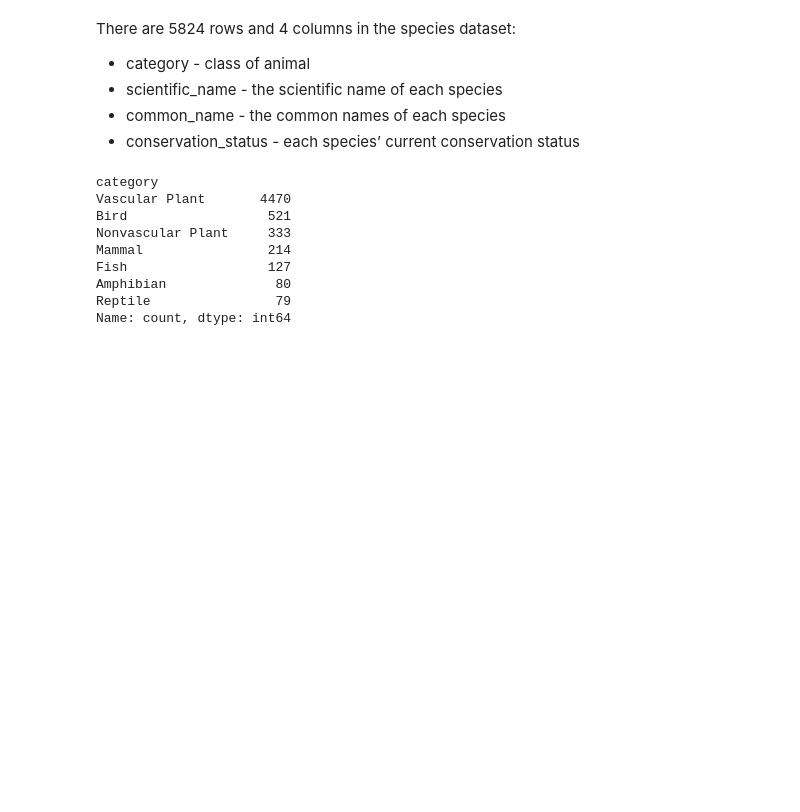
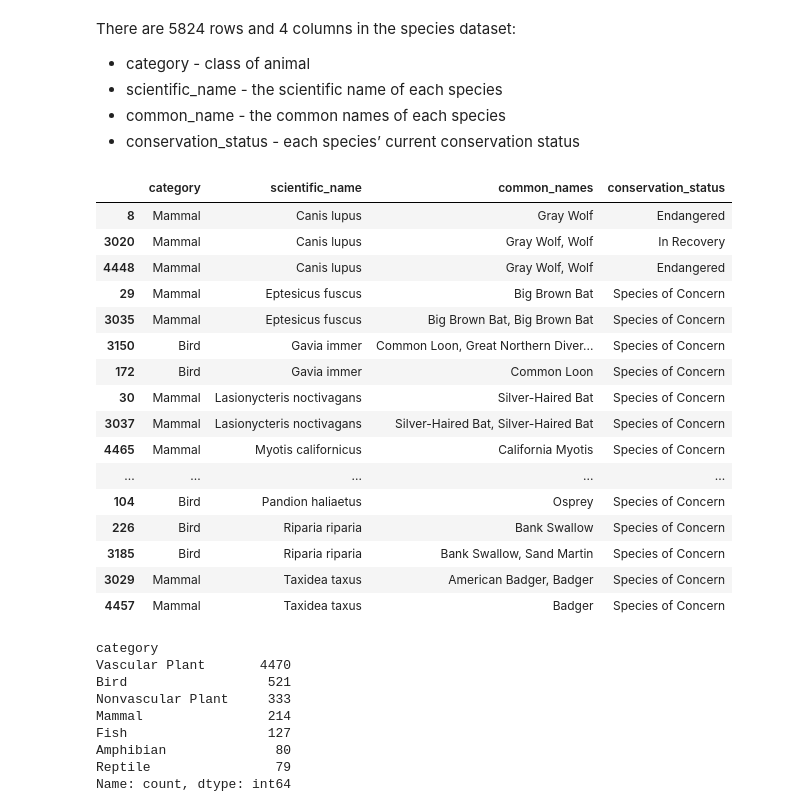
Before and after one commit to 7086600/biodiversity_project, a Jupyter notebook: biodiversity.ipynb, the cells around one changed output. Drawn from its saved outputs; the diff is of its cells as text; code cells hidden in the pictures; blank space fills up the shorter version.

```diff
--- a/biodiversity.ipynb
+++ b/biodiversity.ipynb
@@ -87,6 +87,30 @@ There are 5824 rows and 4 columns in the species dataset:
 * scientific_name - the scientific name of each species
 * common_name - the common names of each species
 * conservation_status - each species’ current conservation status
+# %%
+# checking for dublicates in the 'scientific_name' column
+speciesDubl = species['scientific_name'].duplicated(keep=False)
+speciesDublDf = species[speciesDubl].sort_values('scientific_name')
+# %%
+speciesDublDf[~speciesDublDf['conservation_status'].isna()]
+# %% [output]
+|  | category | scientific_name | common_names | conservation_status |
+| 8 | Mammal | Canis lupus | Gray Wolf | Endangered |
+| 3020 | Mammal | Canis lupus | Gray Wolf, Wolf | In Recovery |
+| 4448 | Mammal | Canis lupus | Gray Wolf, Wolf | Endangered |
+| 29 | Mammal | Eptesicus fuscus | Big Brown Bat | Species of Concern |
+| 3035 | Mammal | Eptesicus fuscus | Big Brown Bat, Big Brown Bat | Species of Concern |
+| 3150 | Bird | Gavia immer | Common Loon, Great Northern Diver... | Species of Concern |
+| 172 | Bird | Gavia immer | Common Loon | Species of Concern |
+| 30 | Mammal | Lasionycteris noctivagans | Silver-Haired Bat | Species of Concern |
+| 3037 | Mammal | Lasionycteris noctivagans | Silver-Haired Bat, Silver-Haired Bat | Species of Concern |
+| 4465 | Mammal | Myotis californicus | California Myotis | Species of Concern |
+| ... | ... | ... | ... | ... |
+| 104 | Bird | Pandion haliaetus | Osprey | Species of Concern |
+| 226 | Bird | Riparia riparia | Bank Swallow | Species of Concern |
+| 3185 | Bird | Riparia riparia | Bank Swallow, Sand Martin | Species of Concern |
+| 3029 | Mammal | Taxidea taxus | American Badger, Badger | Species of Concern |
+| 4457 | Mammal | Taxidea taxus | Badger | Species of Concern |
 # %%
 # counting the number of values in the 'category' column
 species['category'].value_counts()
```
Also changed, not shown: parts of 1 cell of this notebook.
